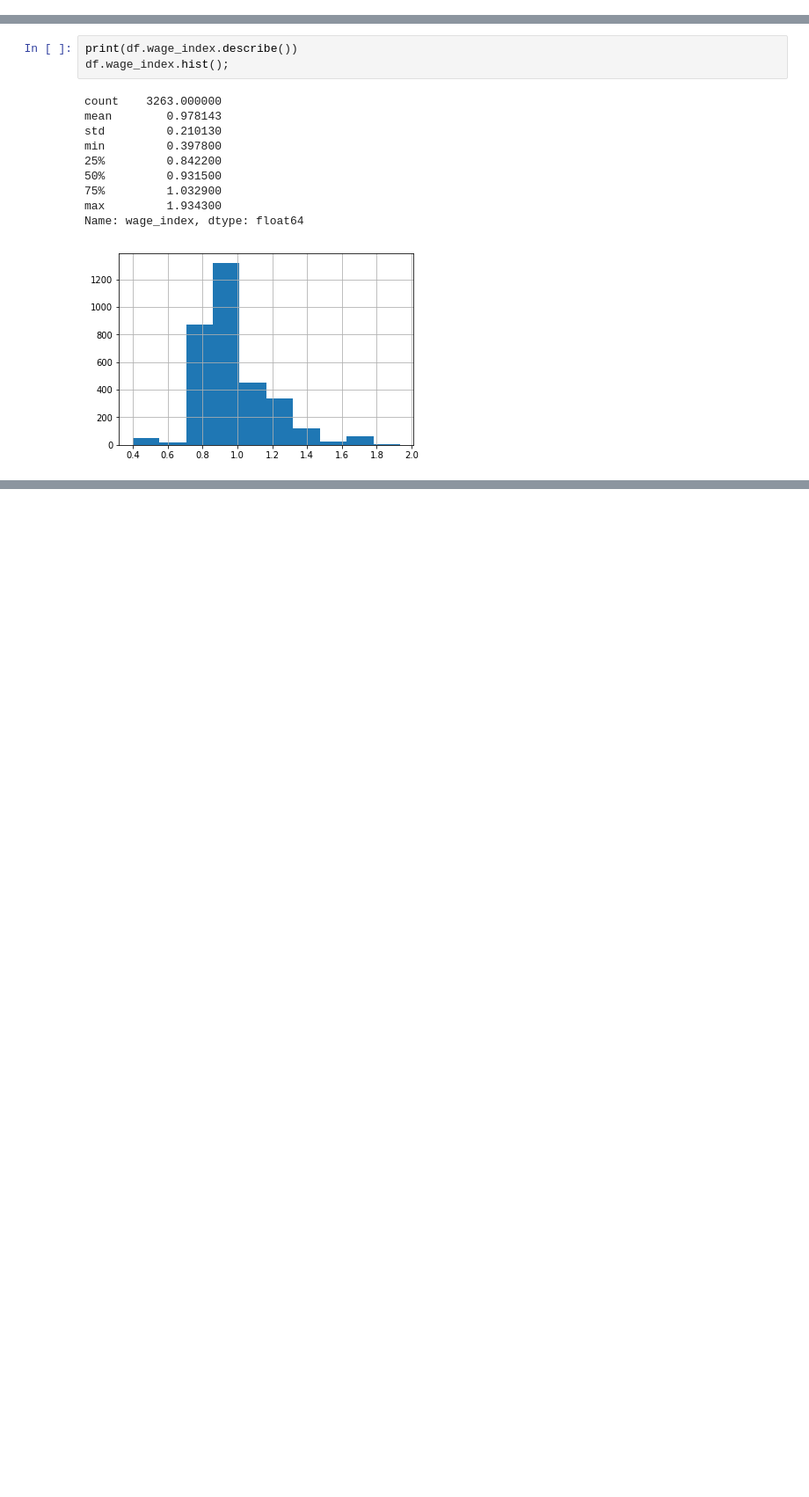
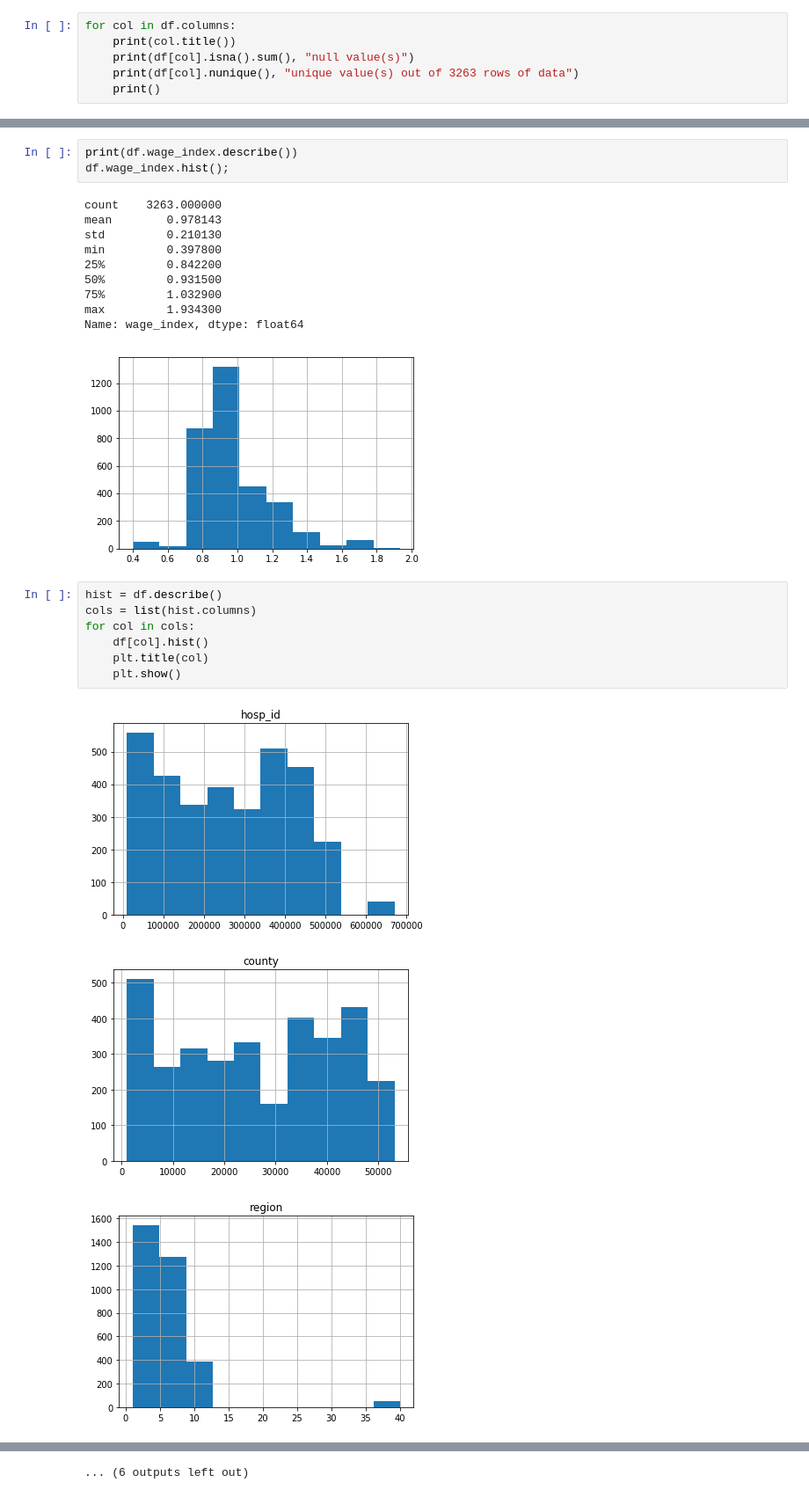
Before and after one commit to steeznation16/Mathematica_Data_Exercise, a Jupyter notebook: Data Exploration.ipynb, the cells around one changed output, grey strips where cells are left out. Shown: that part at 88% size. Cells and saved outputs as stored; diff of their text form; blank space fills up the shorter version.

```diff
--- a/Data Exploration.ipynb
+++ b/Data Exploration.ipynb
@@ -244,0 +256,6 @@ df.head()
+# %%
+for col in df.columns:
+    print(col.title())
+    print(df[col].isna().sum(), "null value(s)")
+    print(df[col].nunique(), "unique value(s) out of 3263 rows of data")
+    print()
@@ -273,3 +302,14 @@ min         0.397800
 max         1.934300
 Name: wage_index, dtype: float64
 [figure]
+# %%
+hist = df.describe()
+cols = list(hist.columns)
+for col in cols:
+    df[col].hist()
+    plt.title(col)
+    plt.show()
+# %% [output]
+[figure, added]
+[figure, added]
+[figure, added]
@@ -275,0 +325 @@ Name: wage_index, dtype: float64
+... (6 outputs left out)
```
Also changed, not shown: parts of 15 cells of this notebook.
